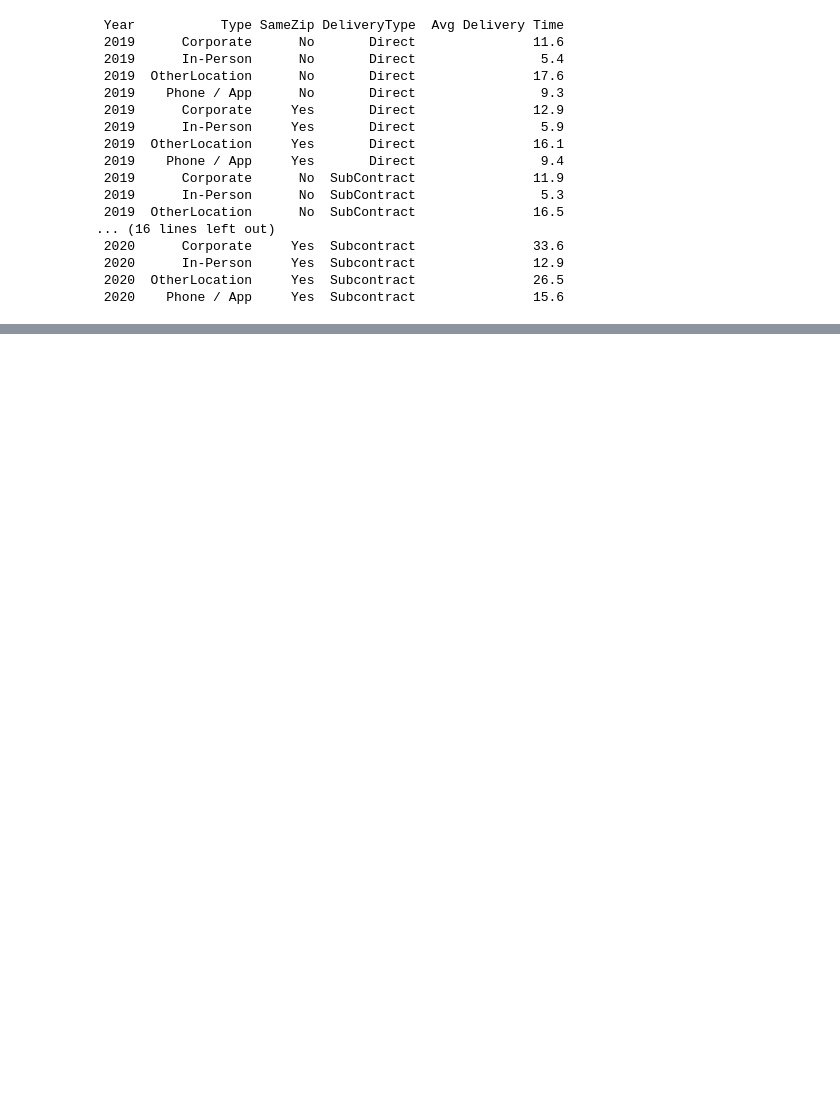
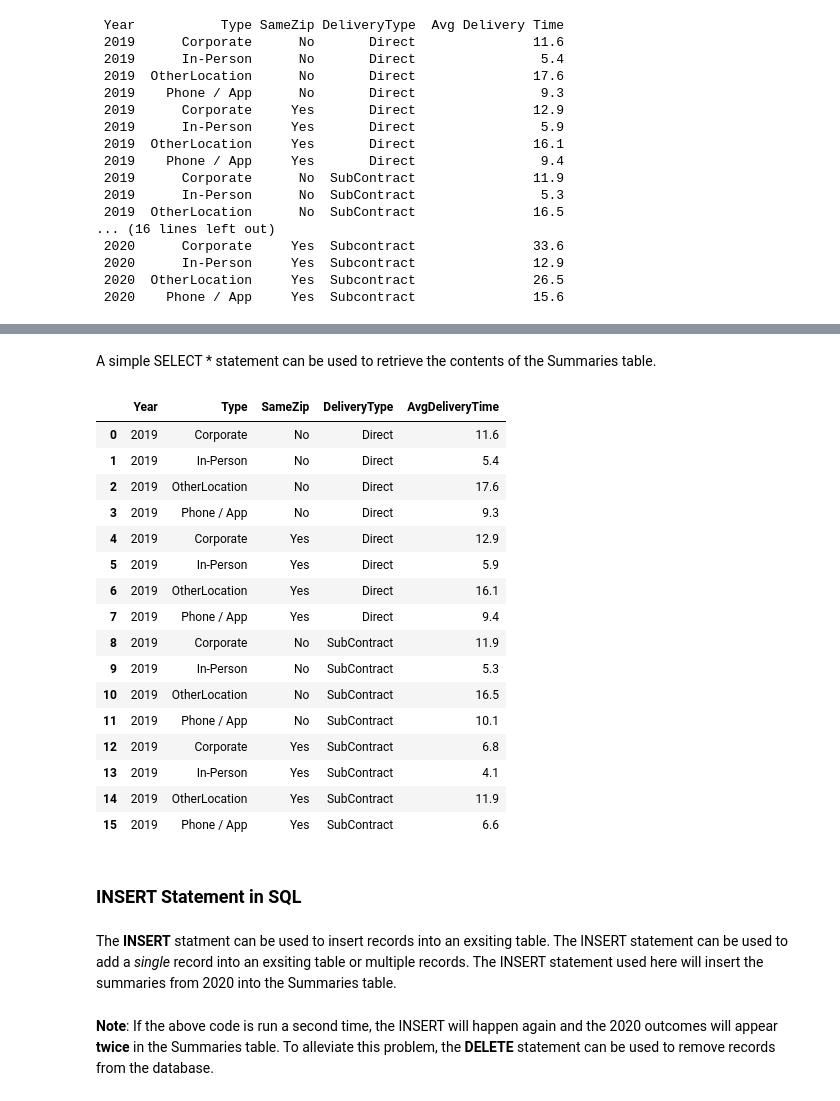
Before and after one commit to yardsale8/DSCI325, a Jupyter notebook: Module3_Part4_SQL.ipynb, the cells around one changed output, grey strips where cells are left out. Cells and saved outputs as stored; diff of their text form; code cells hidden in the pictures; blank space fills up the shorter version.

```diff
--- a/Module3_Part4_SQL.ipynb
+++ b/Module3_Part4_SQL.ipynb
@@ -1010,0 +1340,40 @@ print(Outcomes.to_string(index=False))
+# %% [markdown]
+A simple SELECT * statement can be used to retrieve the contents of the Summaries table.
+# %%
+#Making a connection
+connect_db = sqlite3.connect("/content/sample_data/PizzaDelivery.db")
+
+#SQL Statement
+df = pd.read_sql_query("""
+                          SELECT *
+                          FROM Summaries
+                       """
+                          , connect_db)
+
+#Closing the connection
+connect_db.close()
+
+#Using pandas to show output
+df.head(20)
+# %% [output]
+|  | Year | Type | SameZip | DeliveryType | AvgDeliveryTime |
+| 0 | 2019 | Corporate | No | Direct | 11.6 |
+| 1 | 2019 | In-Person | No | Direct | 5.4 |
+| 2 | 2019 | OtherLocation | No | Direct | 17.6 |
+| 3 | 2019 | Phone / App | No | Direct | 9.3 |
+| 4 | 2019 | Corporate | Yes | Direct | 12.9 |
+| 5 | 2019 | In-Person | Yes | Direct | 5.9 |
+| 6 | 2019 | OtherLocation | Yes | Direct | 16.1 |
+| 7 | 2019 | Phone / App | Yes | Direct | 9.4 |
+| 8 | 2019 | Corporate | No | SubContract | 11.9 |
+| 9 | 2019 | In-Person | No | SubContract | 5.3 |
+| 10 | 2019 | OtherLocation | No | SubContract | 16.5 |
+| 11 | 2019 | Phone / App | No | SubContract | 10.1 |
+| 12 | 2019 | Corporate | Yes | SubContract | 6.8 |
+| 13 | 2019 | In-Person | Yes | SubContract | 4.1 |
+| 14 | 2019 | OtherLocation | Yes | SubContract | 11.9 |
+| 15 | 2019 | Phone / App | Yes | SubContract | 6.6 |
+# %% [markdown]
+### INSERT Statement in SQL
+# %% [markdown]
+The <strong>INSERT</strong> statment can be used to insert records into an exsiting table.  The INSERT statement can be used to add a *single* record into an exsiting table or multiple records.  The INSERT statement used here will insert the summaries from 2020 into the Summaries table.
@@ -1010,0 +1397,2 @@ print(Outcomes.to_string(index=False))
+# %% [markdown]
+<strong>Note</strong>:  If the above code is run a second time, the INSERT will happen again and the 2020 outcomes will appear <strong>twice</strong> in the Summaries table.  To alleviate this problem, the <strong>DELETE</strong> statement can be used to remove records from the database.
```
Also changed, not shown: parts of 144 cells of this notebook.
